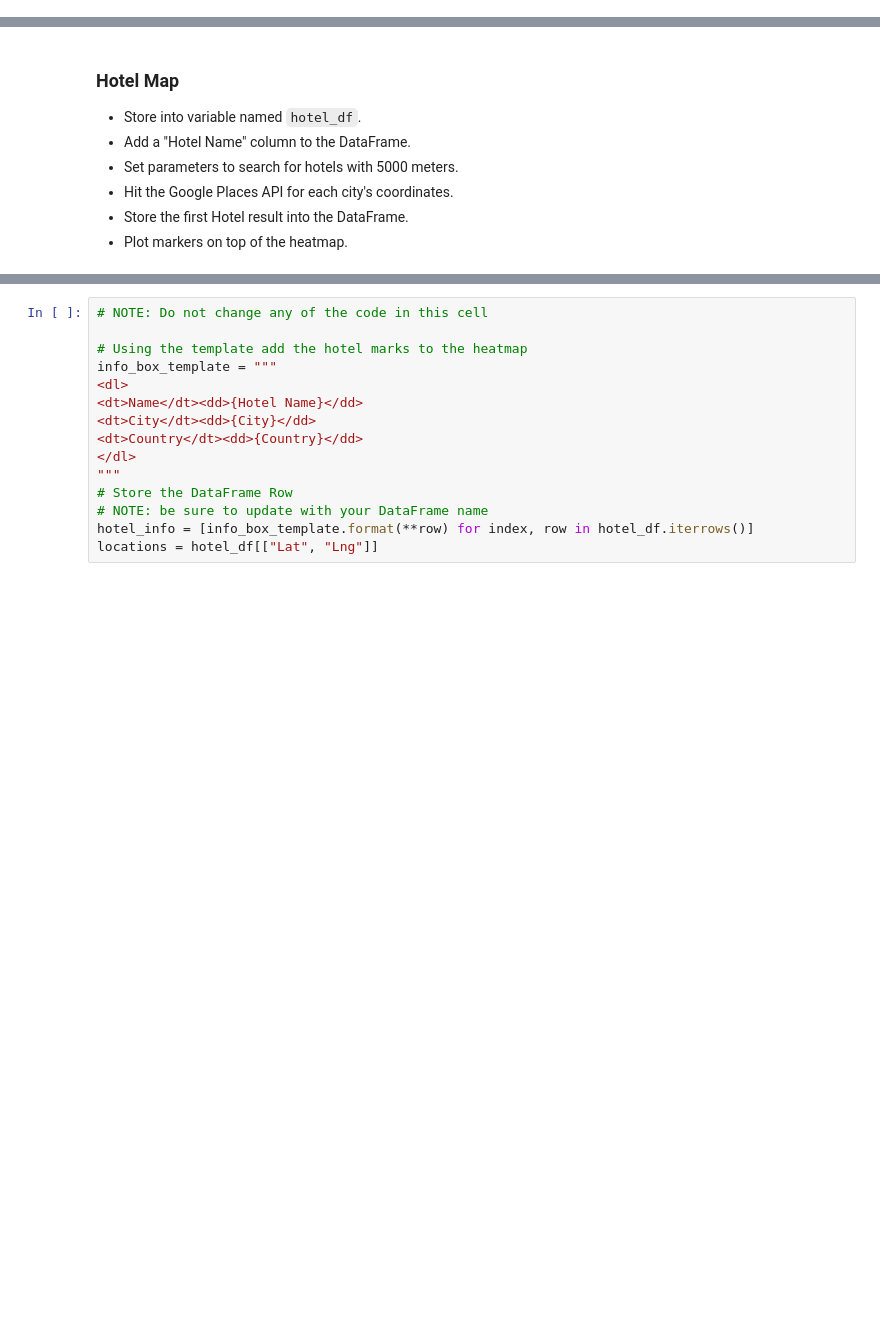
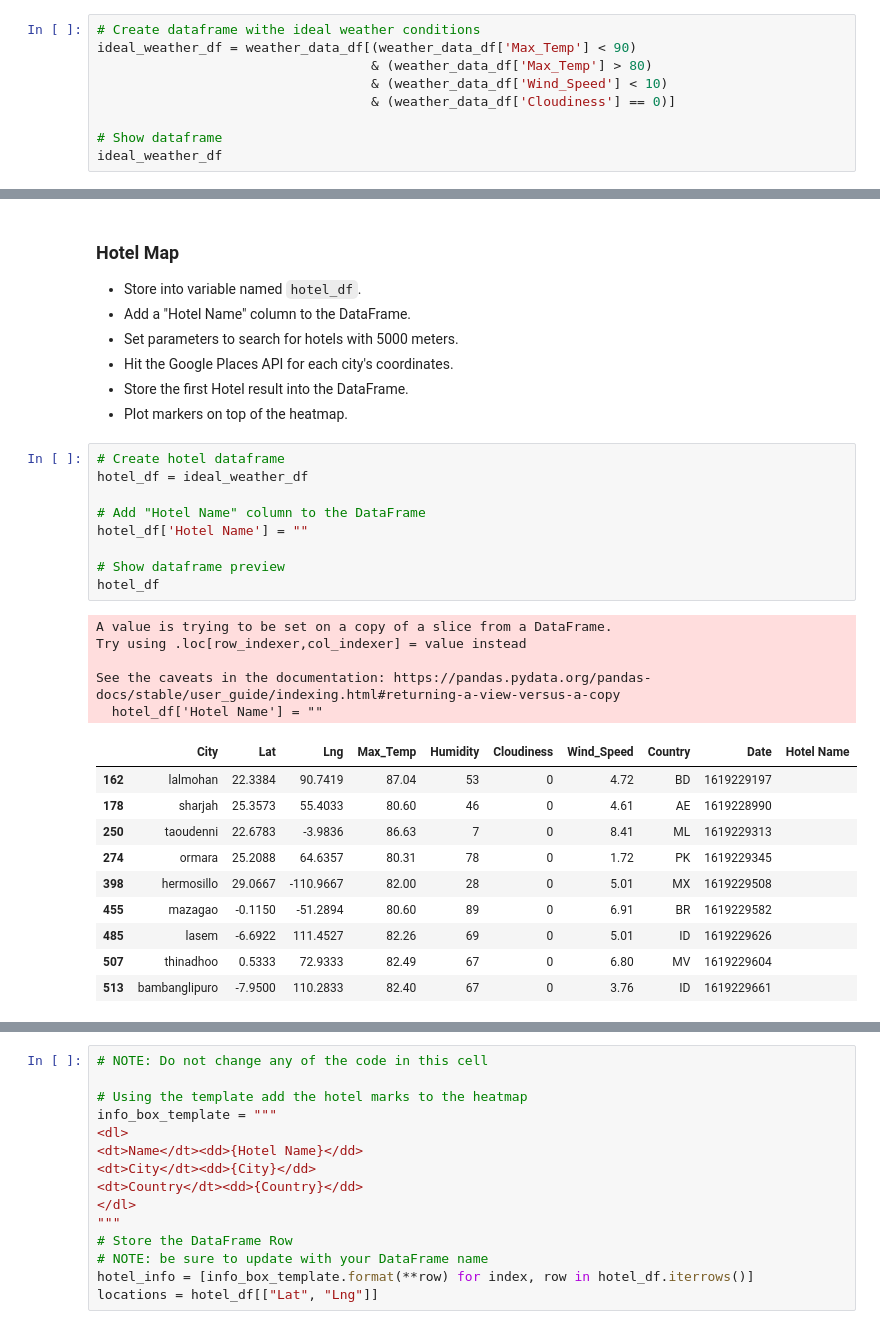
Before and after one commit to adamlever/python-api-challenge, a Jupyter notebook: VacationPy/VacationPy.ipynb, the cells around one changed output, grey strips where cells are left out. Drawn from its saved outputs; the diff is of its cells as text; blank space fills up the shorter version.

```diff
--- a/VacationPy/VacationPy.ipynb
+++ b/VacationPy/VacationPy.ipynb
@@ -79,0 +72,9 @@ ideal_weather_df = ideal_weather_df.dropna()
+# %%
+# Create dataframe withe ideal weather conditions
+ideal_weather_df = weather_data_df[(weather_data_df['Max_Temp'] < 90)
+                                   & (weather_data_df['Max_Temp'] > 80)
+                                   & (weather_data_df['Wind_Speed'] < 10)
+                                   & (weather_data_df['Cloudiness'] == 0)]
+
+# Show dataframe
+ideal_weather_df
@@ -85,3 +102,28 @@ ideal_weather_df = ideal_weather_df.dropna()
 * Hit the Google Places API for each city's coordinates.
 * Store the first Hotel result into the DataFrame.
 * Plot markers on top of the heatmap.
+# %%
+# Create hotel dataframe
+hotel_df = ideal_weather_df
+
+# Add "Hotel Name" column to the DataFrame
+hotel_df['Hotel Name'] = ""
+
+# Show dataframe preview
+hotel_df
+# %% [output]
+A value is trying to be set on a copy of a slice from a DataFrame.
+Try using .loc[row_indexer,col_indexer] = value instead
+
+See the caveats in the documentation: https://pandas.pydata.org/pandas-docs/stable/user_guide/indexing.html#returning-a-view-versus-a-copy
+  hotel_df['Hotel Name'] = ""
+|  | City | Lat | Lng | Max_Temp | Humidity | Cloudiness | Wind_Speed | Country | Date | Hotel Name |
+| 162 | lalmohan | 22.3384 | 90.7419 | 87.04 | 53 | 0 | 4.72 | BD | 1619229197 |  |
+| 178 | sharjah | 25.3573 | 55.4033 | 80.60 | 46 | 0 | 4.61 | AE | 1619228990 |  |
+| 250 | taoudenni | 22.6783 | -3.9836 | 86.63 | 7 | 0 | 8.41 | ML | 1619229313 |  |
+| 274 | ormara | 25.2088 | 64.6357 | 80.31 | 78 | 0 | 1.72 | PK | 1619229345 |  |
+| 398 | hermosillo | 29.0667 | -110.9667 | 82.00 | 28 | 0 | 5.01 | MX | 1619229508 |  |
+| 455 | mazagao | -0.1150 | -51.2894 | 80.60 | 89 | 0 | 6.91 | BR | 1619229582 |  |
+| 485 | lasem | -6.6922 | 111.4527 | 82.26 | 69 | 0 | 5.01 | ID | 1619229626 |  |
+| 507 | thinadhoo | 0.5333 | 72.9333 | 82.49 | 67 | 0 | 6.80 | MV | 1619229604 |  |
+| 513 | bambanglipuro | -7.9500 | 110.2833 | 82.40 | 67 | 0 | 3.76 | ID | 1619229661 |  |
```
Also changed, not shown: parts of 12 cells of this notebook, 21 other files.
